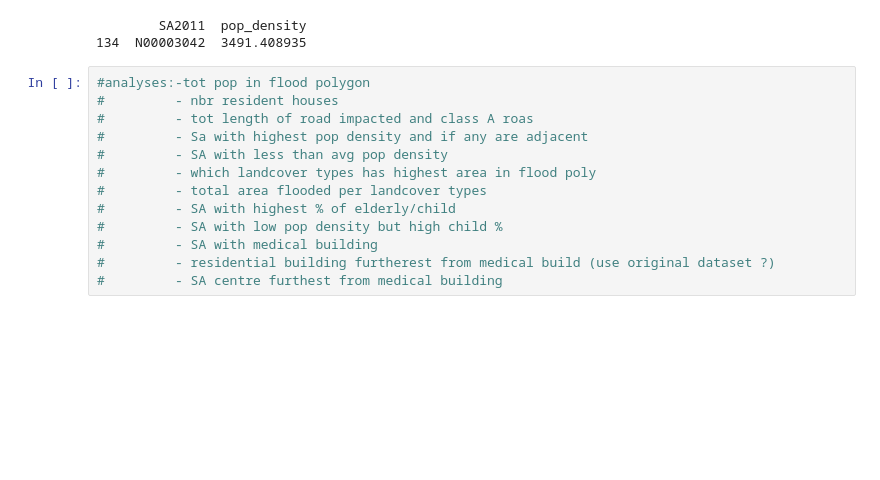
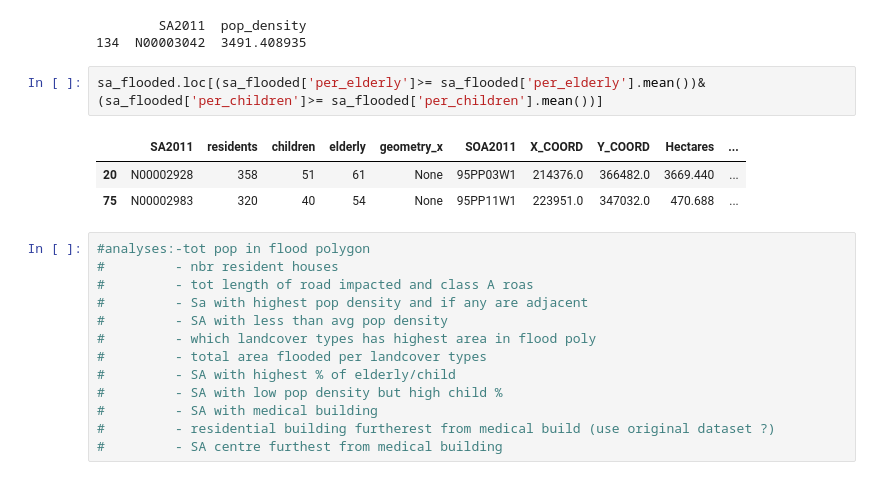
Before and after one commit to fd1807/EGM722_Project, a Jupyter notebook: Project_EGM722.ipynb, the cells around one changed output. Saved outputs shown, nothing was run; the diff lists cells and outputs as text; blank space fills up the shorter version.

```diff
--- a/Project_EGM722.ipynb
+++ b/Project_EGM722.ipynb
@@ -370,6 +380,12 @@ print(high_density[['SA2011', 'pop_density']])
 # %% [output]
         SA2011  pop_density
 134  N00003042  3491.408935
+# %%
+sa_flooded.loc[(sa_flooded['per_elderly']>= sa_flooded['per_elderly'].mean())&(sa_flooded['per_children']>= sa_flooded['per_children'].mean())]
+# %% [output]
+|  | SA2011 | residents | children | elderly | geometry_x | SOA2011 | X_COORD | Y_COORD | Hectares | ... |
+| 20 | N00002928 | 358 | 51 | 61 | None | 95PP03W1 | 214376.0 | 366482.0 | 3669.440 | ... |
+| 75 | N00002983 | 320 | 40 | 54 | None | 95PP11W1 | 223951.0 | 347032.0 | 470.688 | ... |
 # %%
 #analyses:-tot pop in flood polygon
 #         - nbr resident houses
```
Also changed, not shown: parts of 8 cells of this notebook.
